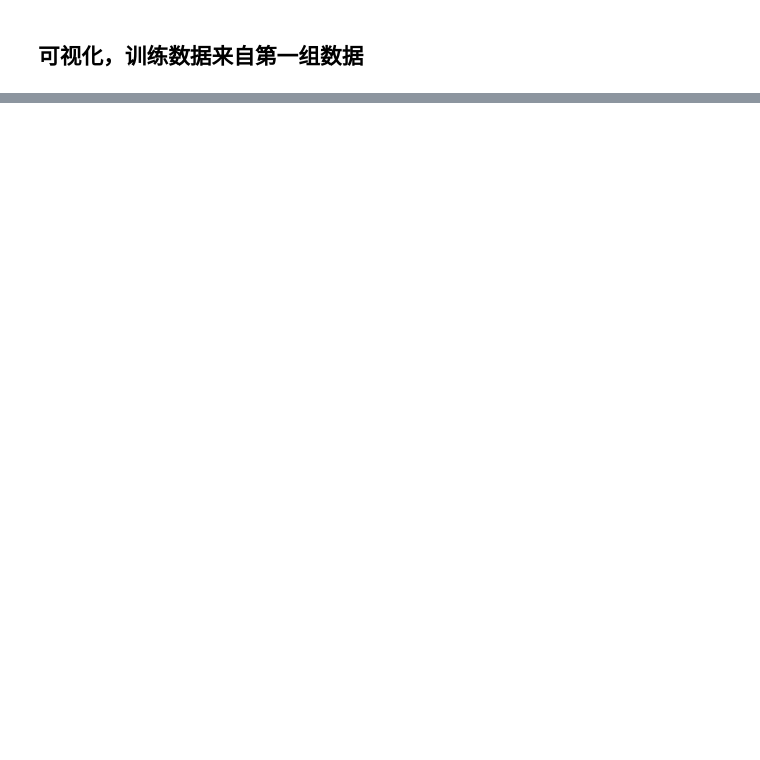
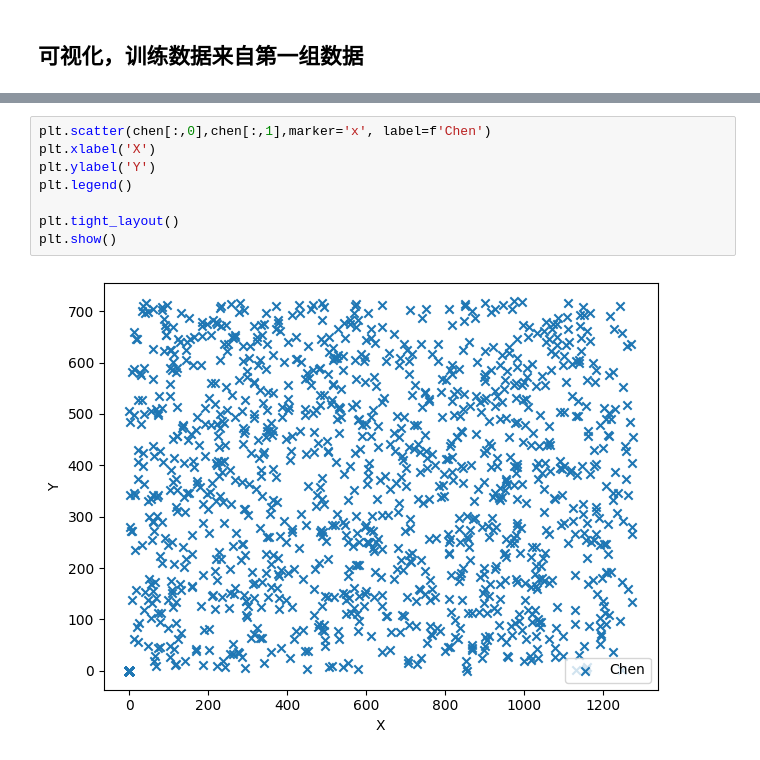
Before and after one commit to OYTubo/GazeNormalization, a Jupyter notebook: analyze.ipynb, the cells around one changed output, grey strips where cells are left out. Saved outputs shown, nothing was run; the diff lists cells and outputs as text; blank space fills up the shorter version.

```diff
--- a/analyze.ipynb
+++ b/analyze.ipynb
@@ -361,0 +485,10 @@ print(np.mean(l2))
+# %%
+plt.scatter(chen[:,0],chen[:,1],marker='x', label=f'Chen')
+plt.xlabel('X')
+plt.ylabel('Y')
+plt.legend()
+
+plt.tight_layout()
+plt.show()
+# %% [output]
+[figure, added]
```
Also changed, not shown: parts of 20 cells of this notebook, 7 other files.
